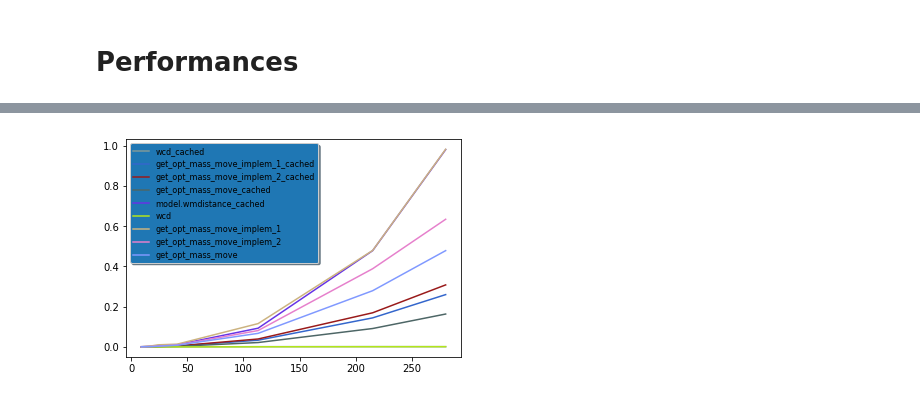
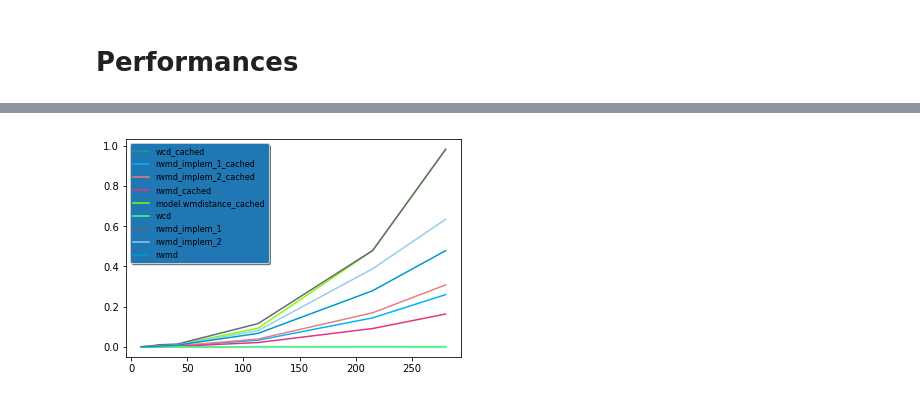
Before and after one commit to cpcdoy/WMD, a Jupyter notebook: Word Mover’s Distance.ipynb, the cells around one changed output, grey strips where cells are left out. Saved outputs shown, nothing was run; the diff lists cells and outputs as text; code cells hidden in the pictures.

```diff
--- a/Word Mover’s Distance.ipynb
+++ b/Word Mover’s Distance.ipynb
@@ -314,9 +240,8 @@ def rwmd(doc1, doc2):
     dists = np.array([[dist(model[i], model[j], i, j) for j in strs_proc[doc2]] for i in strs_proc[doc1]])
 
     c_ij = np.array([np.min([dists[i][j] for j in range(doc2_len)]) for i in range(doc1_len)])
-    rwmd1 = np.sum(c_ij * nbows[doc1])
-
+    rwmd1 = np.dot(c_ij, nbows[doc1])
     c_ij = np.array([np.min([dists[j][i] for j in range(doc1_len)]) for i in range(doc2_len)])
-    rwmd2 = np.sum(c_ij * nbows[doc2])
+    rwmd2 = np.dot(c_ij, nbows[doc2])
 
     return max(rwmd1, rwmd2)
@@ -437,7 +537,7 @@ def time_func(fn=rwmd, nb_docs=10, nb_iter=10):
 
     return timing_data
 # %%
-funcs = [wcd, rwmd_implem_1, rwmd_implem_2, wrmd, model.wmdistance]
-data = np.array([time_func(i, len(strs_proc), 100) for i in funcs[:-1]])
+funcs = [wcd, rwmd_implem_1, rwmd_implem_2, rwmd, model.wmdistance]
+data = np.array([time_func(i, len(strs_proc), 100) for i in funcs])
 # %%
-data_no_cache = np.array([time_func(i, len(strs_proc), 10) for i in funcs)
+data_no_cache = np.array([time_func(i, len(strs_proc), 10) for i in funcs])
@@ -444,16 +546,16 @@ data_no_cache = np.array([time_func(i, len(strs_proc), 10) for i in funcs)
 # %%
 x = data[0, :, 1]
-fn_names = ["wcd", "rwmd_implem_1", "rwmd_implem_2", "wrmd", "model.wmdistance"]
+fn_names = ["wcd", "rwmd_implem_1", "rwmd_implem_2", "rwmd", "model.wmdistance"]
 
 fig, ax = plt.subplots()
 for i in range(data.shape[0]):
     ax.plot(x, data[i, :, 0] / 100, 'k', color=np.around(np.random.rand(3, 1), 1).flatten(), label=str(fn_names[i]+'_cached'))
 for i in range(data_no_cache.shape[0]):
     ax.plot(x, data_no_cache[i, :, 0] / 10, 'k', color=np.around(np.random.rand(3, 1), 1).flatten(), label=fn_names[i])
 
 legend = ax.legend(loc='upper left', shadow=True, fontsize='x-large', prop={'size': 8})
 
 # Put a nicer background color on the legend.
 legend.get_frame().set_facecolor('C0')
 # %% [output]
-[figure, old version]
+[figure, new version]
```
Also changed, not shown: parts of 33 cells of this notebook, 1 other file.
